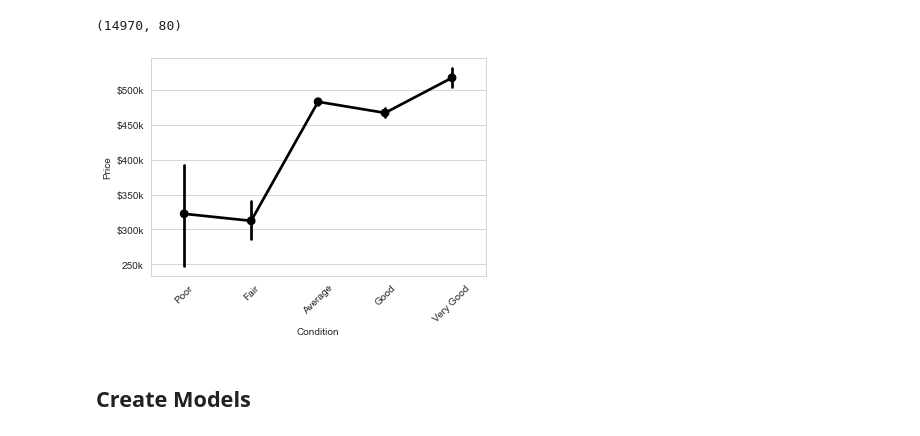
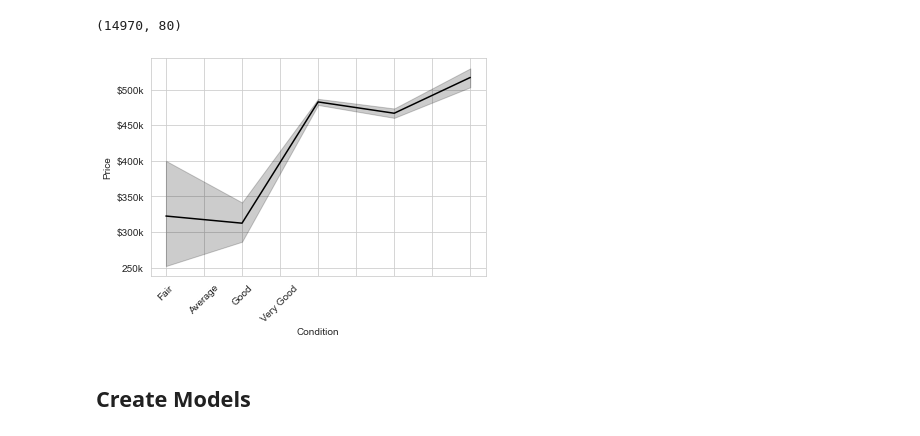
Before and after one commit to baget246/dsc-phase-2-project-v2-3, a Jupyter notebook: final.ipynb, the cells around one changed output. Drawn from its saved outputs; the diff is of its cells as text; code cells hidden in the pictures.

Commit message:
added line plot

```diff
--- a/final.ipynb
+++ b/final.ipynb
@@ -134,17 +134,17 @@ outlier_dropped_df.shape
 # %%
 # Create boxplots to demonstrate relationship between condition and price
 xlabels = ['Poor', 'Fair', 'Average', 'Good', 'Very Good']
 ylabels = ['$200k', '250k', '$300k', '$350k', '$400k', '$450k', '$500k']
 sns.set_style('whitegrid')
-ax = sns.pointplot(x="condition", y="price", data=outlier_dropped_df, color = 'black')
+ax = sns.lineplot(x="condition", y="price", data=outlier_dropped_df, color = 'black')
 ax.set_xticklabels(xlabels)
 plt.xticks(rotation = 45)
 ax.set_yticklabels(ylabels)
 ax.set_ylabel('Price')
 ax.set_xlabel('Condition')
 plt.show()
 # %% [output]
-[figure, old version]
+[figure, new version]
 # %% [markdown]
 ## Create Models
 # %%
```
Also changed, not shown: 1 other file.
